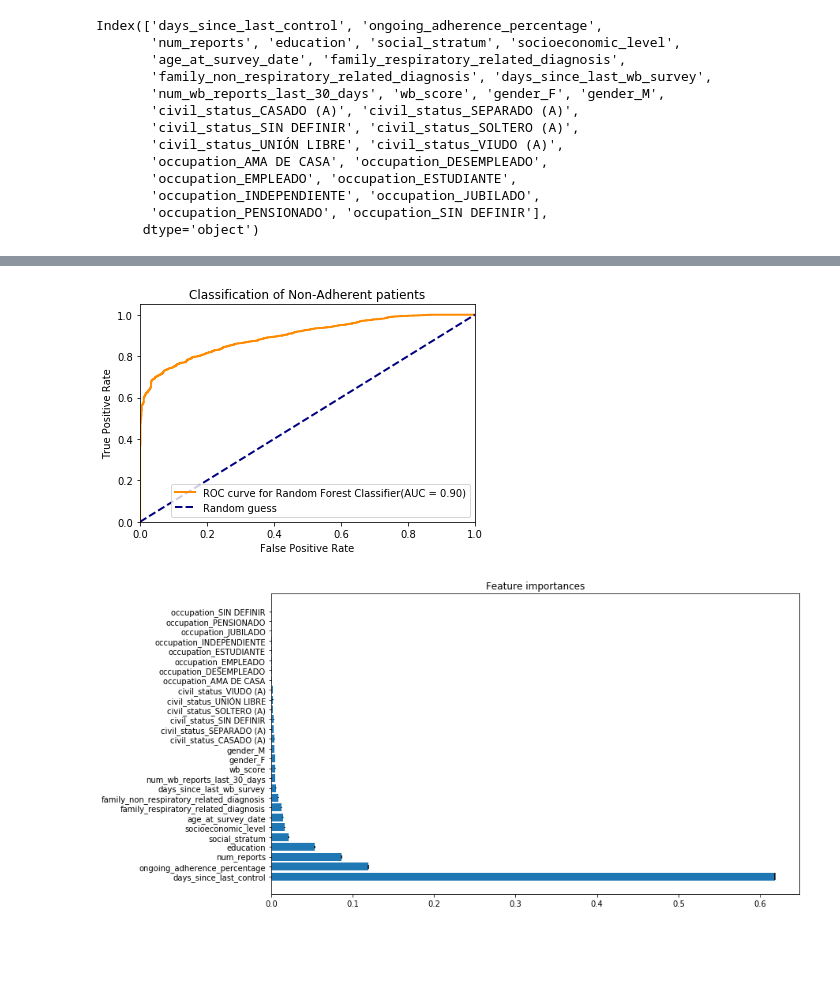
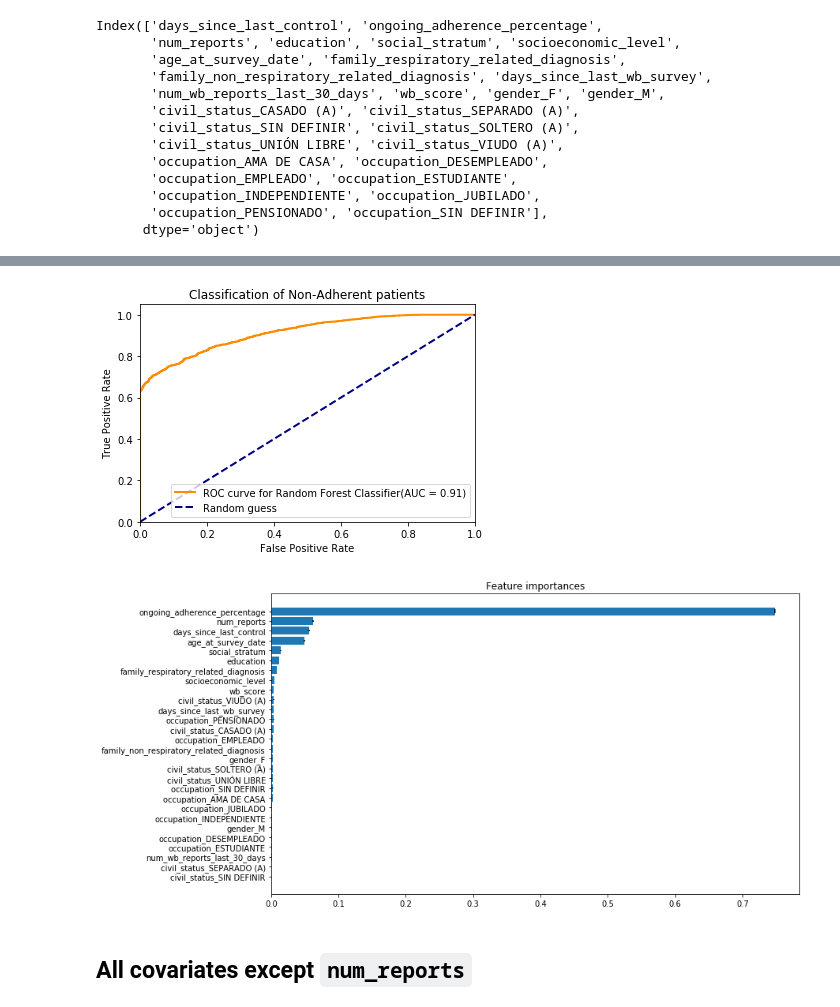
Before and after one commit to DS4A-T22/model, a Jupyter notebook: Model-HumanisticData.ipynb, the cells around one changed output, grey strips where cells are left out. Drawn from its saved outputs; the diff is of its cells as text; code cells hidden in the pictures; blank space fills up the shorter version.

```diff
--- a/Model-HumanisticData.ipynb
+++ b/Model-HumanisticData.ipynb
@@ -282,6 +284,6 @@ Text(0.5,1,'Correlation Matrix')
 # %%
-covariates = bi_fr_wb_adherence_modelable.columns[~bi_fr_wb_adherence_modelable.columns.isin(['id_patient', 'qualitative_result', 'survey_date', 'birthdate'])]
-covariates
+covariates1 = bi_fr_wb_adherence_modelable.columns[~bi_fr_wb_adherence_modelable.columns.isin(['id_patient', 'qualitative_result', 'survey_date', 'birthdate'])]
+covariates1
 # %% [output]
 Index(['days_since_last_control', 'ongoing_adherence_percentage',
        'num_reports', 'education', 'social_stratum', 'socioeconomic_level',
@@ -346,9 +348,9 @@ Image(graph.create_png())
 from sklearn.ensemble import RandomForestClassifier
 from sklearn.metrics import roc_curve, auc, accuracy_score
 
-clf_rf = RandomForestClassifier(n_estimators=100, max_depth=3, random_state=0)
-clf_rf.fit(bi_fr_wb_adherence_modelable[covariates], bi_fr_wb_adherence_modelable['qualitative_result'])
-clf_rf_probas = clf_rf.predict_proba(bi_fr_wb_adherence_modelable[covariates])
+clf_rf = RandomForestClassifier(n_estimators=100, max_depth=5, random_state=0)
+clf_rf.fit(bi_fr_wb_adherence_modelable[covariates1], bi_fr_wb_adherence_modelable['qualitative_result'])
+clf_rf_probas = clf_rf.predict_proba(bi_fr_wb_adherence_modelable[covariates1])
 
 roc_p = roc_curve(bi_fr_wb_adherence_modelable['qualitative_result'], clf_rf_probas[:,1])
 auc_p = auc_p = auc( roc_p[0], roc_p[1] )
@@ -366,19 +368,21 @@ plt.title('Classification of Non-Adherent patients')
 plt.legend(loc='lower right')
 plt.show()
 # %% [output]
-[figure, old version]
+[figure, new version]
 # %%
 importances = clf_rf.feature_importances_
 std = np.std([tree.feature_importances_ for tree in clf_rf.estimators_],
              axis=0)
-indices = np.argsort(importances)[::-1]
+indices = np.argsort(importances)
 
 # Plot the impurity-based feature importances of the forest
 plt.figure(figsize=(12,7))
 plt.title("Feature importances")
-plt.barh(bi_fr_wb_adherence_modelable[covariates].columns, importances[indices], yerr=std[indices], align="center")
+plt.barh(bi_fr_wb_adherence_modelable[covariates1].columns[indices], importances[indices], yerr=std[indices], align="center")
 # plt.xticks(range(X.shape[1]), indices)
 # plt.xlim([-1, X.shape[1]])
 plt.show()
 # %% [output]
-[figure, old version]
+[figure, new version]
+# %% [markdown]
+## All covariates except `num_reports`
```
Also changed, not shown: parts of 13 cells of this notebook.
